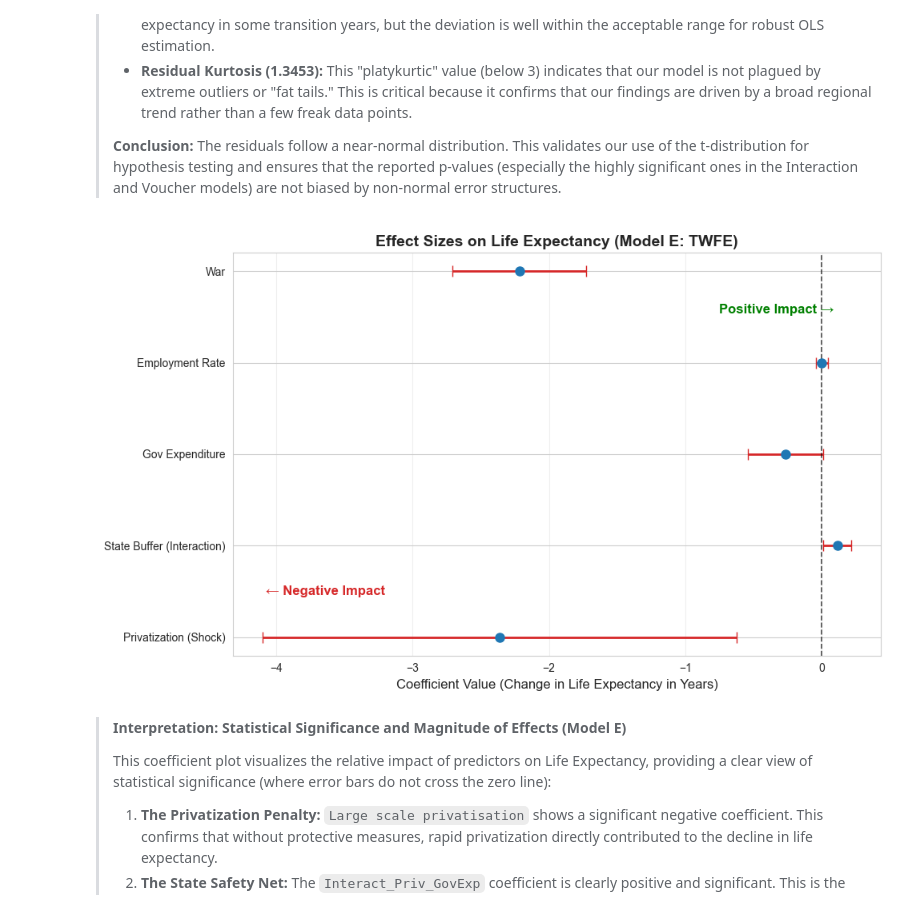
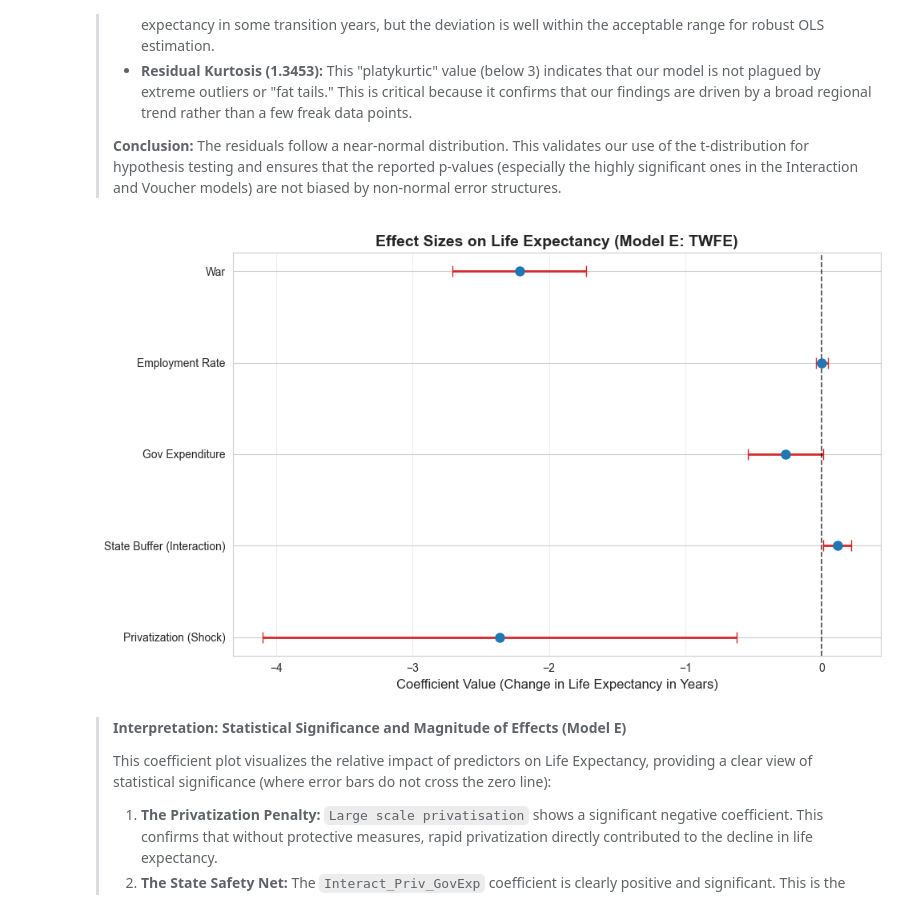
Before and after one commit to WojciechHrycenko/MasterThesis, a Jupyter notebook: Data/model.ipynb, the cells around one changed output. Cells and saved outputs as stored; diff of their text form; code cells hidden in the pictures.

```diff
--- a/Data/model.ipynb
+++ b/Data/model.ipynb
@@ -801,36 +801,36 @@ Residual Kurtosis: 1.3453
 import pandas as pd
 
 # Dynamically extract key coefficients from Model E (TWFE)
 variables = ['Large scale privatisation', 'Interact_Priv_GovExp', 'Gov_Expenditure', 'Employment_Rate', 'War']
 labels = ['Privatization (Shock)', 'State Buffer (Interaction)', 'Gov Expenditure', 'Employment Rate', 'War']
 
 coeffs = res_E.params[variables].values
 std_errs = res_E.std_errors[variables].values
 
 plot_df = pd.DataFrame({
     'Variable': labels,
     'Coefficient': coeffs,
     'Error': std_errs * 1.96  # 95% Confidence Interval
 })
 
 fig, ax = plt.subplots(figsize=(10, 6))
 
 ax.errorbar(x=plot_df['Coefficient'], y=plot_df['Variable'], xerr=plot_df['Error'],
             fmt='o', color='#1f77b4', ecolor='#d62728', capsize=5, markersize=8, elinewidth=2)
 
 ax.axvline(x=0, color='black', linestyle='--', linewidth=1.2, alpha=0.7)
 ax.set_title('Effect Sizes on Life Expectancy (Model E: TWFE)', fontsize=14, fontweight='bold')
 ax.set_xlabel('Coefficient Value (Change in Life Expectancy in Years)', fontsize=12)
 ax.grid(True, alpha=0.3, axis='x')
 
 # Dynamic annotations
-ax.text(0.75, 0.85, "Positive Impact \u2192", color='green', fontsize=12, transform=ax.transAxes, fontweight='bold')
-ax.text(0.05, 0.15, "\u2190 Negative Impact", color='#d62728', fontsize=12, transform=ax.transAxes, fontweight='bold')
+# ax.text(0.75, 0.85, "Positive Impact \u2192", color='green', fontsize=12, transform=ax.transAxes, fontweight='bold')
+# ax.text(0.05, 0.15, "\u2190 Negative Impact", color='#d62728', fontsize=12, transform=ax.transAxes, fontweight='bold')
 
 plt.tight_layout()
 plt.show()
 # %% [output]
-[figure, old version]
+[figure, new version]
 # %% [markdown]
 > **Interpretation: Statistical Significance and Magnitude of Effects (Model E)**
 >
```
Also changed, not shown: 8 other files.
